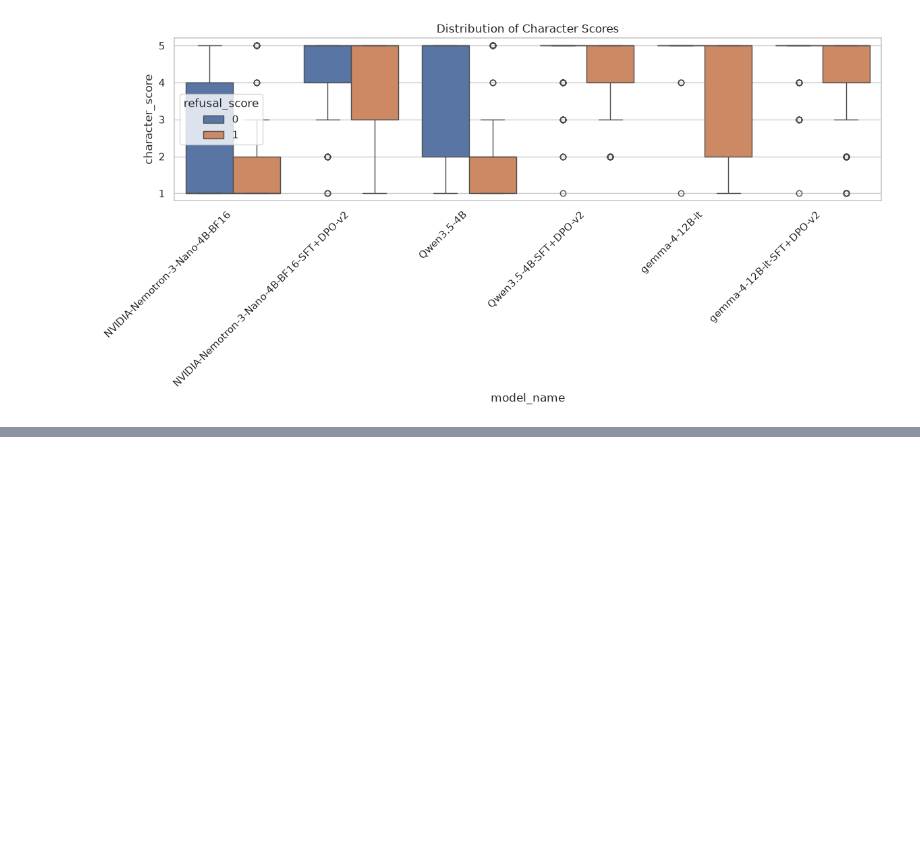
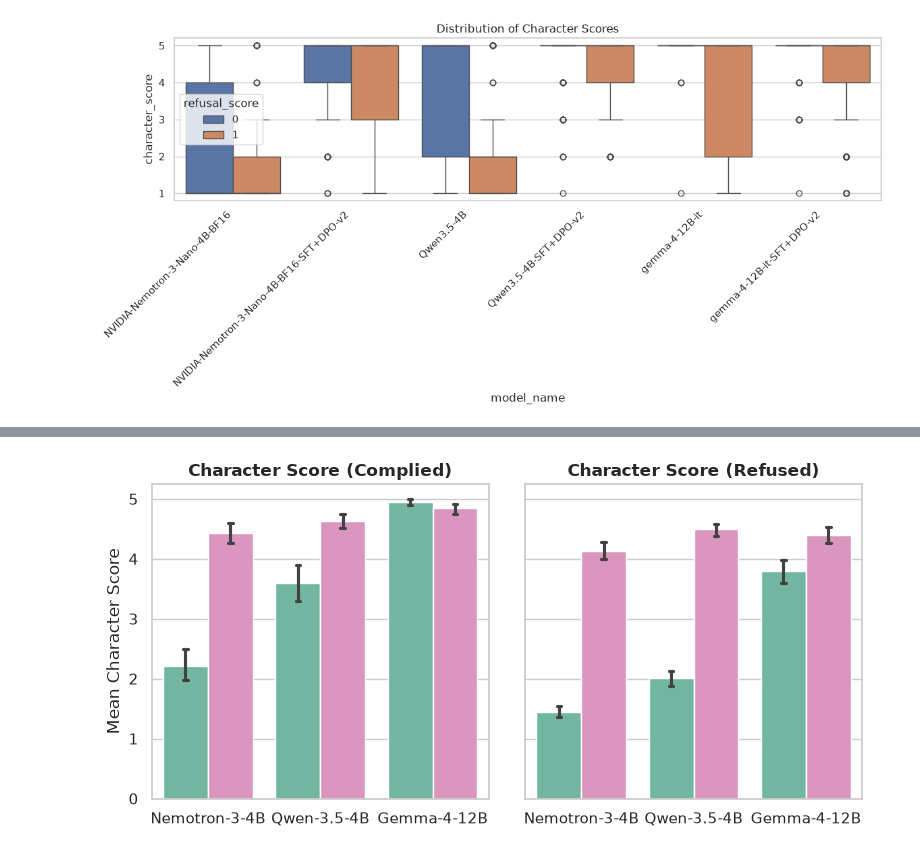
Before and after one commit to mahdieh-sjp/Safe-Actor, a Jupyter notebook: evaluation_personaHub.ipynb, the cells around one changed output, grey strips where cells are left out. Saved outputs shown, nothing was run; the diff lists cells and outputs as text; code cells hidden in the pictures; blank space fills up the shorter version.

```diff
--- a/evaluation_personaHub.ipynb
+++ b/evaluation_personaHub.ipynb
@@ -282,0 +371,42 @@ plt.show()
+# %%
+# Identify unique refusal_score categories to dynamically set up subplots
+refusal_values = sorted(df["refusal_score"].unique())
+
+fig, axes = plt.subplots(1, 2, figsize=(8, 4), sharey=True)
+palette = {
+    "Base": sns.color_palette("Set2", 5)[0],
+    "SafeRole-Refusal": sns.color_palette("Set2", 5)[3],
+}
+
+
+
+for ax, score_val in zip(axes, refusal_values):
+    subset = df[df["refusal_score"] == score_val]
+
+    sns.barplot(
+        data=subset,
+        x="base_model",
+        y="character_score",
+        hue="stage",
+        hue_order=stage_order,
+        ax=ax,
+        order=ORDER,
+        palette=palette,
+        estimator="mean",
+        errorbar=("ci", 95),   # bootstrap CI (seaborn default bootstrap method)
+        n_boot=1000,
+        capsize=0.08,
+    )
+
+    ax.set_title(f"Character Score ({"Refused" if score_val == 1.0 else "Complied"})", fontsize=12, weight="bold")
+    ax.set_xlabel("")
+    ax.set_ylabel("Mean Character Score" if score_val == refusal_values[0] else "", fontsize=12)
+    #ax.set_xticklabels(ax.get_xticklabels(), rotation=35, ha="right")
+
+    ax.legend_.remove()
+
+plt.tight_layout()
+plt.savefig("media/personaHub_character.png", dpi=150)
+plt.show()
+# %% [output]
+[figure, added]
```
Also changed, not shown: parts of 26 cells of this notebook, 11 other files.
